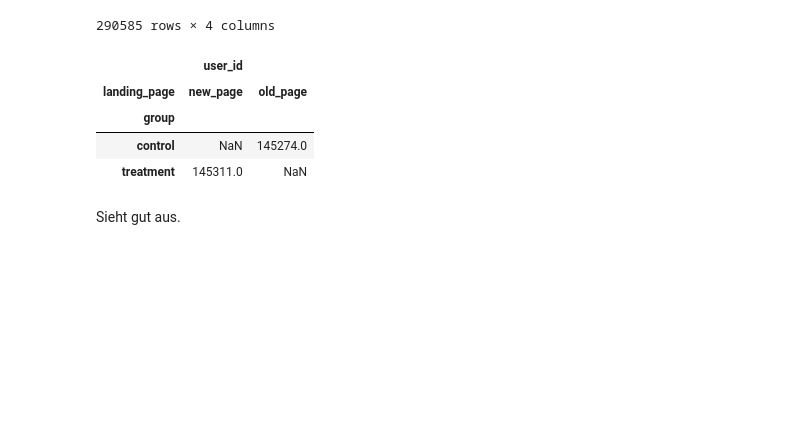
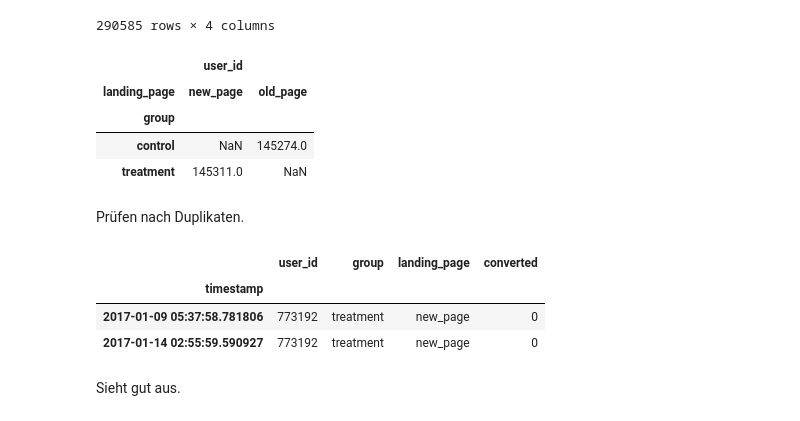
Before and after one commit to okirsch/E_Commerce, a Jupyter notebook: E-Commerce.ipynb, the cells around one changed output. Drawn from its saved outputs; the diff is of its cells as text; code cells hidden in the pictures; blank space fills up the shorter version.

```diff
--- a/E-Commerce.ipynb
+++ b/E-Commerce.ipynb
@@ -109,3 +110,12 @@ df.pivot_table(index=['group'], columns = ['landing_page'], values=['user_id'],
 | group |  |  |
 | control | NaN | 145274.0 |
 | treatment | 145311.0 | NaN |
+# %% [markdown]
+Prüfen nach Duplikaten.
+# %%
+df[df.user_id.duplicated(keep=False)]
+# %% [output]
+|  | user_id | group | landing_page | converted |
+| timestamp |  |  |  |  |
+| 2017-01-09 05:37:58.781806 | 773192 | treatment | new_page | 0 |
+| 2017-01-14 02:55:59.590927 | 773192 | treatment | new_page | 0 |
```
Also changed, not shown: parts of 13 cells of this notebook.
